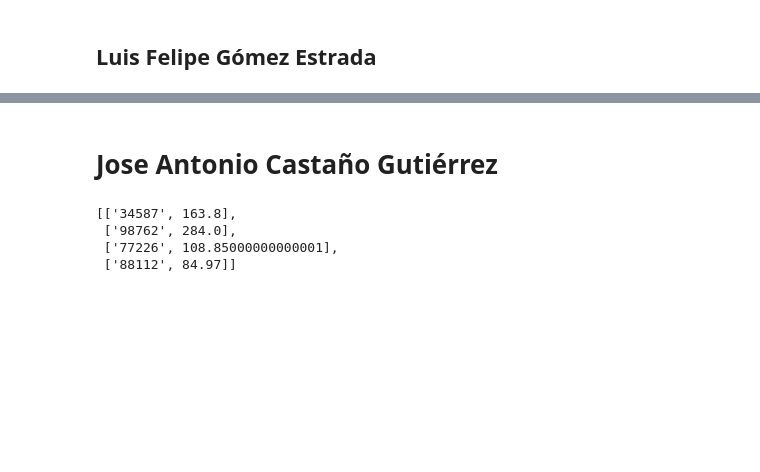
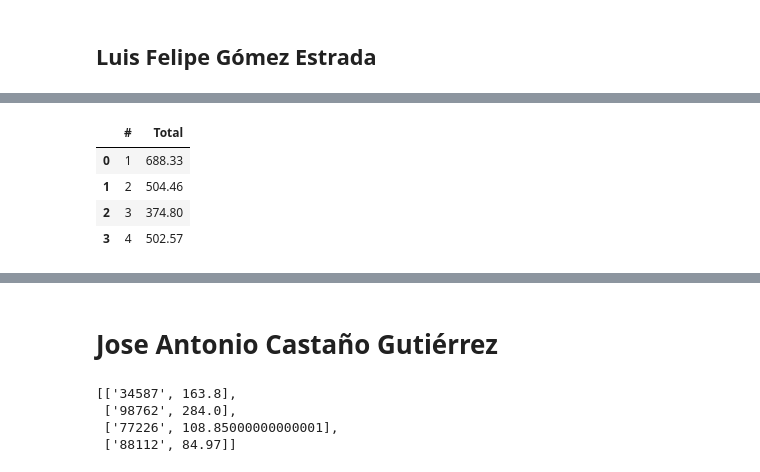
Before and after one commit to if722749/ProyectoConjunto_JACasta-o_LFGomez, a Jupyter notebook: ProyectoConjunto_Tarea2_JACastaño_LFGomez.ipynb, the cells around one changed output, grey strips where cells are left out. Saved outputs shown, nothing was run; the diff lists cells and outputs as text; code cells hidden in the pictures; blank space fills up the shorter version.

```diff
--- a/ProyectoConjunto_Tarea2_JACastaño_LFGomez.ipynb
+++ b/ProyectoConjunto_Tarea2_JACastaño_LFGomez.ipynb
@@ -68,3 +100,29 @@ orders = [[1, ("5464", 4, 9.99), ("8274",18,12.99), ("9744", 9, 44.95)],
+# %%
+########### Solución 3 - 2
+s2 = pd.DataFrame(orders2)
+
+def reduce_total(li: pd.Series) -> float:
+    """ Calculates the total of the orders.
+
+    Parameters
+    ----------
+    li : pandas.Series
+        containing the orders
+    Returns
+    -------
+    float : total of the order
+    """
+    return reduce(lambda a, b: a + b, \
+                  map(lambda c: c[1]*c[2] if c[1]*c[2] >= 100 else c[1]*c[2]+10, \
+                      filter(lambda x: x != None, li)))
+pd.DataFrame({'#': s2.iloc[:,0],
+              'Total': s2.iloc[:,1:].apply(reduce_total, axis=1)})
+# %% [output]
+|  | # | Total |
+| 0 | 1 | 688.33 |
+| 1 | 2 | 504.46 |
+| 2 | 3 | 374.80 |
+| 3 | 4 | 502.57 |
 # %%
 ########### Solución 4
 l1 = 'the notion of a lambda function goes all the way back to the origin of computer science'
```
Also changed, not shown: parts of 10 cells of this notebook.
